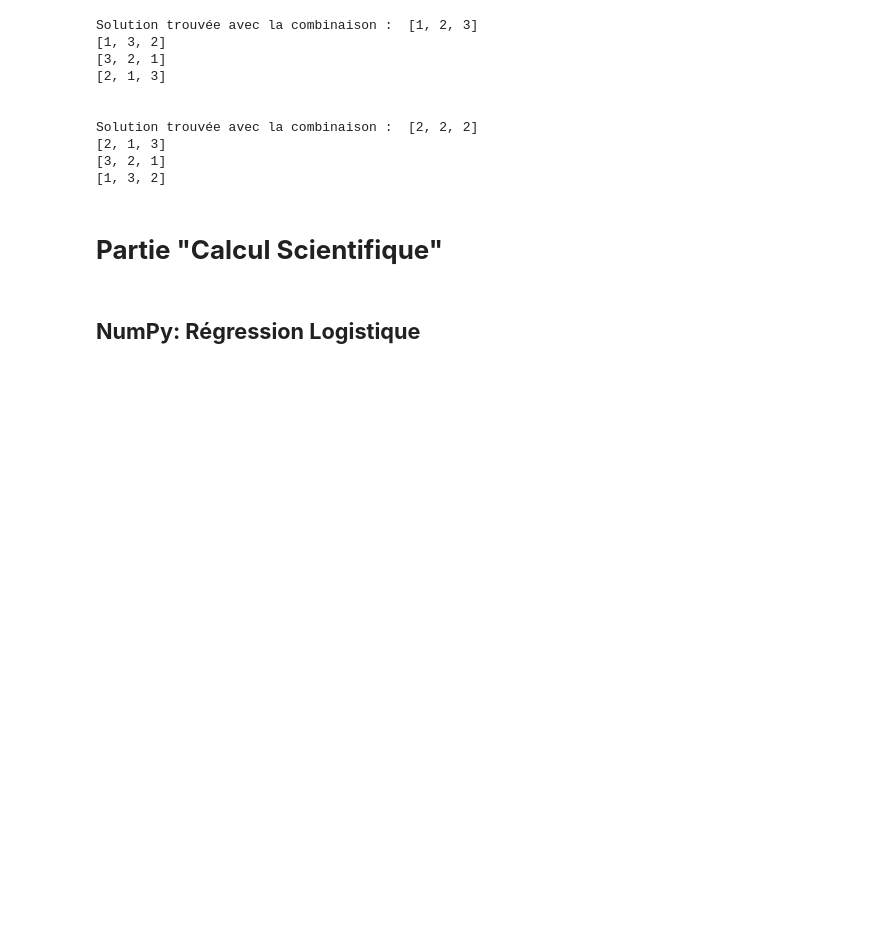
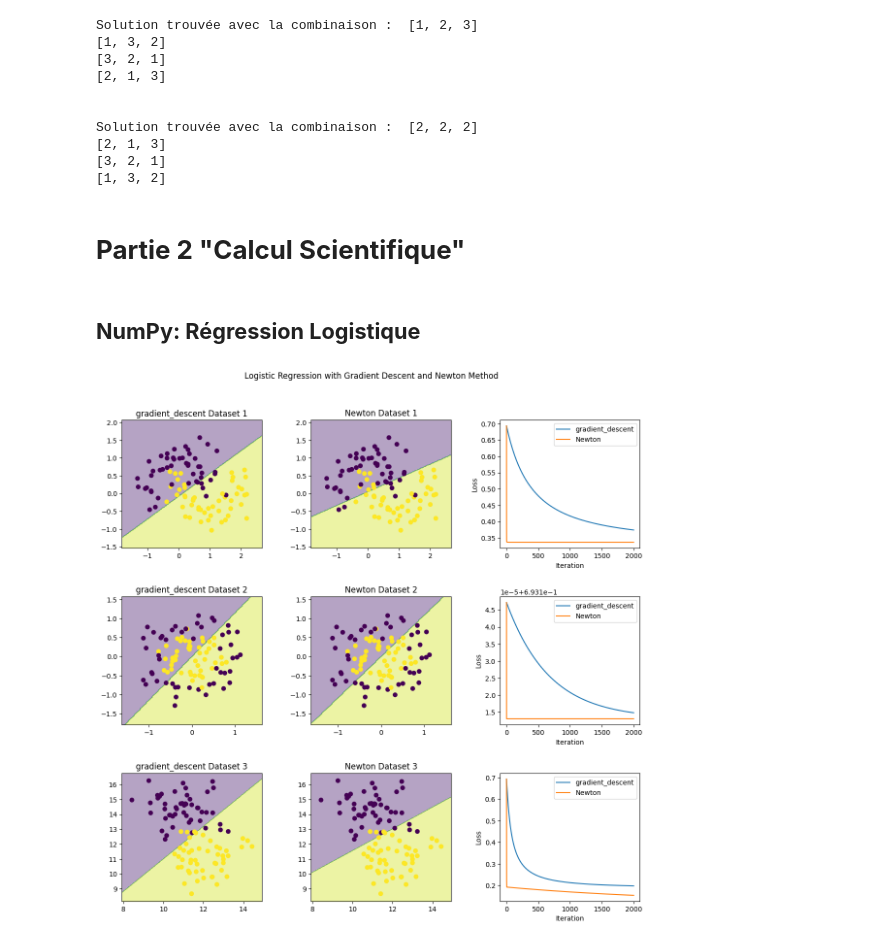
Before and after one commit to RaziRaouf/projet_de_programation_avancee, a Jupyter notebook: AkramChaabnia_AbdelheqMokhtari_mohamedRaoufRazi.ipynb, the cells around one changed output. Saved outputs shown, nothing was run; the diff lists cells and outputs as text; code cells hidden in the pictures; blank space fills up the shorter version.

Commit message:
Implement Logistic Regression Algorithm

```diff
--- a/AkramChaabnia_AbdelheqMokhtari_mohamedRaoufRazi.ipynb
+++ b/AkramChaabnia_AbdelheqMokhtari_mohamedRaoufRazi.ipynb
@@ -302,4 +305,4 @@ Solution trouvée avec la combinaison :  [2, 2, 2]
 [3, 2, 1]
 [1, 3, 2]
 # %% [markdown]
-# **Partie "Calcul Scientifique"**
+# **Partie 2 "Calcul Scientifique"**
@@ -306,2 +313,8 @@ Solution trouvée avec la combinaison :  [2, 2, 2]
+# %%
+datasets = [
+make_moons(noise=0.3, random_state=0),
+make_circles(noise=0.2, factor=0.5, random_state=1),
+make_blobs(n_samples=100, centers=2, n_features=2, center_box=(0, 20), random_state=0)
+]
 # %% [markdown]
 ## **NumPy: Régression Logistique**
@@ -307,0 +410,45 @@ Solution trouvée avec la combinaison :  [2, 2, 2]
+# %%
+methods = ['gradient_descent', 'Newton']
+fig, axs = plt.subplots(len(datasets), 3, figsize=(12, 12))
+# For each dataset
+for i, data in enumerate(datasets):
+    X, y = data
+    # For each method
+    for j, method in enumerate(methods):
+        # Initialize your Logistic Regression model with n_iterations and optimizer
+        model = LogisticRegression(max_iterations=2000, optimization_method=method)
+        # Fit the model to the data
+        model.fit(X, y)
+        # Predict the labels
+        y_pred = model.predict(X)
+        #plot the decision boundaries
+        x1_min, x1_max = X[:, 0].min() - .5, X[:, 0].max() + .5
+        x2_min, x2_max = X[:, 1].min() - .5, X[:, 1].max() + .5
+        xx1, xx2 = np.meshgrid(np.arange(x1_min, x1_max, 0.02),np.arange(x2_min, x2_max, 0.02))
+        Z = model.predict(np.c_[xx1.ravel(), xx2.ravel()])
+        Z = Z.reshape(xx1.shape)
+        axs[i][j].contourf(xx1, xx2, Z, alpha=0.4)
+        axs[i][j].set_xlim(xx1.min(), xx1.max())
+        axs[i][j].set_ylim(xx2.min(), xx2.max())
+
+        # Plot decision boundaries and color points by model predictions
+        axs[i][j].scatter(X[:, 0], X[:, 1], c=y)
+        axs[i][j].set_title(method + ' Dataset ' + str(i+1))
+
+        # Plot the loss of both methods for each dataset in the last column
+        if j == 0:
+                axs[i][2].plot(model.losses, label=f'{method}')
+                axs[i][2].set_xlabel('Iteration')
+                axs[i][2].set_ylabel('Loss')
+                axs[i][2].legend()
+        if j == 1:
+                axs[i][2].plot(model.losses, label=f'{method}')
+                axs[i][2].set_xlabel('Iteration')
+                axs[i][2].set_ylabel('Loss')
+                axs[i][2].legend()
+
+fig.suptitle('Logistic Regression with Gradient Descent and Newton Method')
+fig.tight_layout(pad=3.0)
+plt.show()
+# %% [output]
+[figure, added]
```
Also changed, not shown: parts of 3 cells of this notebook.
